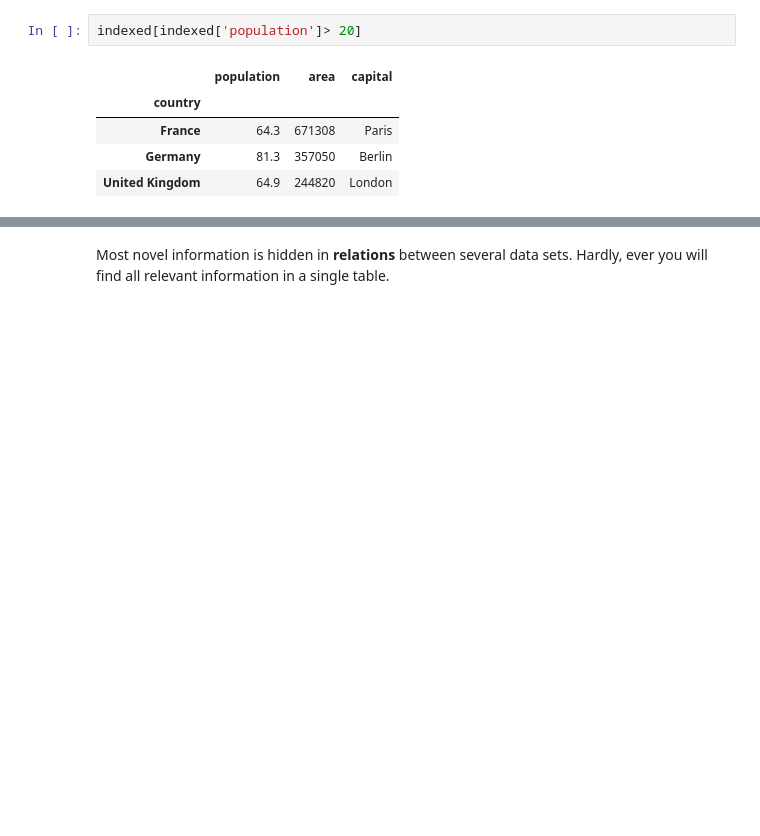
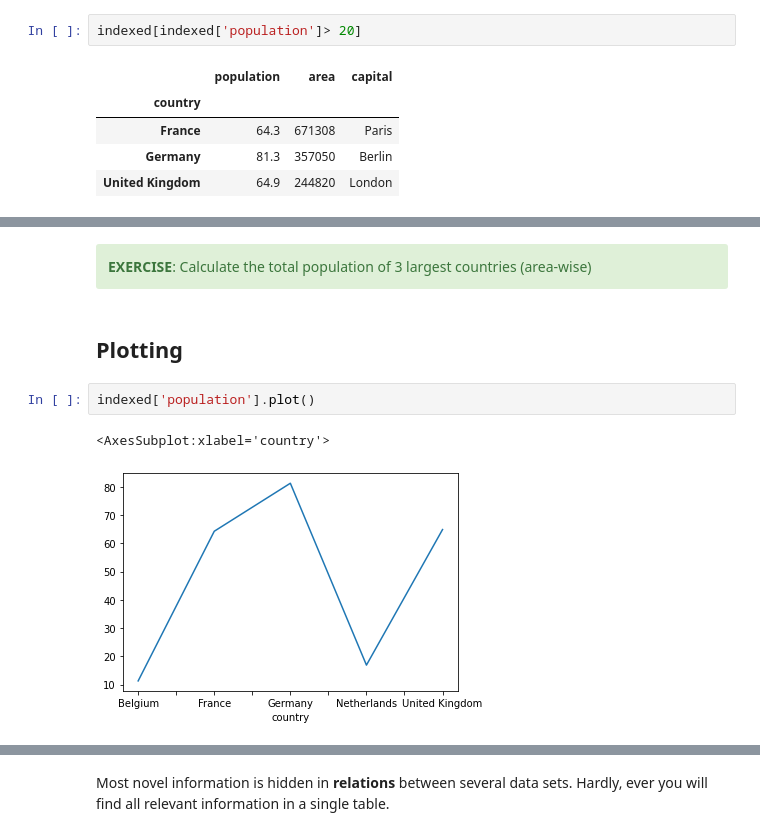
Before and after one commit to btel/2021-03-29-uj-python, a Jupyter notebook: introduction_to_pandas.ipynb, the cells around one changed output, grey strips where cells are left out. Cells and saved outputs as stored; diff of their text form; blank space fills up the shorter version.

```diff
--- a/introduction_to_pandas.ipynb
+++ b/introduction_to_pandas.ipynb
@@ -352,0 +256,11 @@ dtype: float64
+# %% [markdown]
+<div class="alert alert-success">
+    <b>EXERCISE</b>: Calculate the total population of 3 largest countries (area-wise)
+</div>
+# %% [markdown]
+## Plotting
+# %%
+indexed['population'].plot()
+# %% [output]
+<AxesSubplot:xlabel='country'>
+[figure, added]
```
Also changed, not shown: parts of 117 cells of this notebook, 1 other file.
